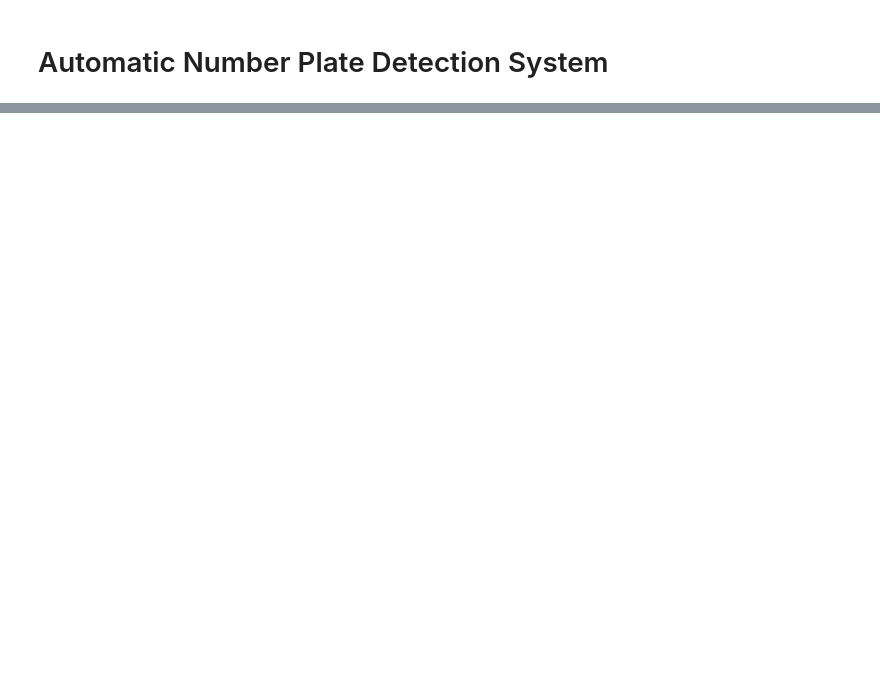
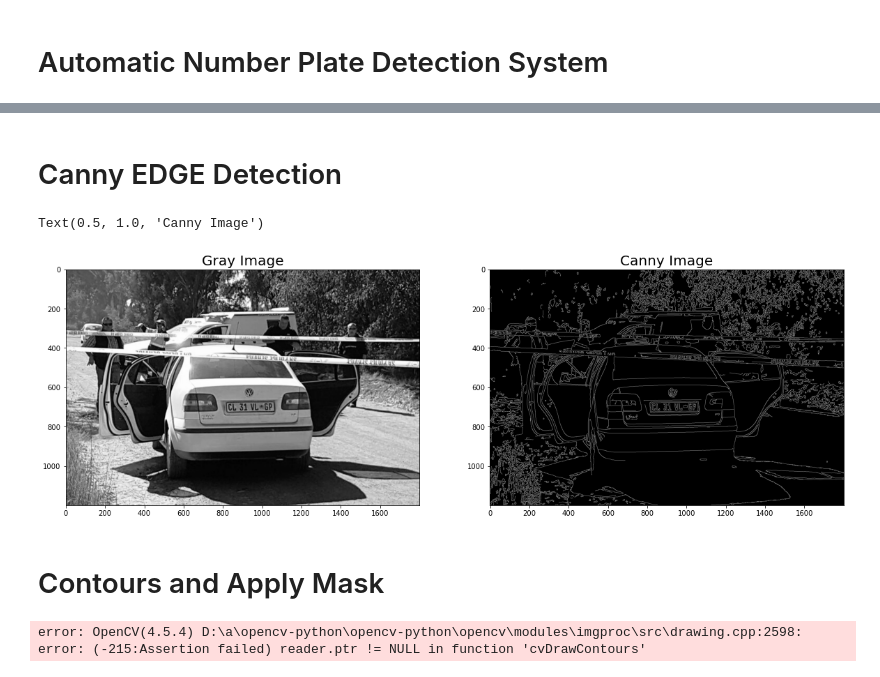
Before and after one commit to Ranakarmakar/Number-Plate-Recognition, a Jupyter notebook: Number_Plate_Recognition.ipynb, the cells around one changed output, grey strips where cells are left out. Cells and saved outputs as stored; diff of their text form; code cells hidden in the pictures; blank space fills up the shorter version.

```diff
--- a/Number_Plate_Recognition.ipynb
+++ b/Number_Plate_Recognition.ipynb
@@ -72,0 +41,16 @@ image = cv2.imread("./data/VOC2007/JPEGImages/car_100.jpg")
+# %% [markdown]
+# Canny EDGE Detection
+# %%
+bfilter = cv2.bilateralFilter(gray, 11, 17, 17) #Noise reduction
+edged = cv2.Canny(bfilter, 50, 200) #Edge detection
+
+f, (ax1, ax2) = plt.subplots(1, 2, figsize=(20,13))
+ax1.imshow(cv2.cvtColor(gray, cv2.COLOR_BGR2RGB))
+ax1.set_title('Gray Image', fontsize=20)
+ax2.imshow(cv2.cvtColor(edged, cv2.COLOR_BGR2RGB))
+ax2.set_title('Canny Image', fontsize=20)
+# %% [output]
+Text(0.5, 1.0, 'Canny Image')
+[figure, added]
+# %% [markdown]
+# Contours and Apply Mask
@@ -72,0 +70,6 @@ image = cv2.imread("./data/VOC2007/JPEGImages/car_100.jpg")
+# %%
+mask = np.zeros(gray.shape, np.uint8)
+new_image = cv2.drawContours(mask, [location], 0,255, -1)
+new_image = cv2.bitwise_and(img, img, mask=mask)
+# %% [output]
+error: OpenCV(4.5.4) D:\a\opencv-python\opencv-python\opencv\modules\imgproc\src\drawing.cpp:2598: error: (-215:Assertion failed) reader.ptr != NULL in function 'cvDrawContours'
```
Also changed, not shown: parts of 29 cells of this notebook, 1 other file.
